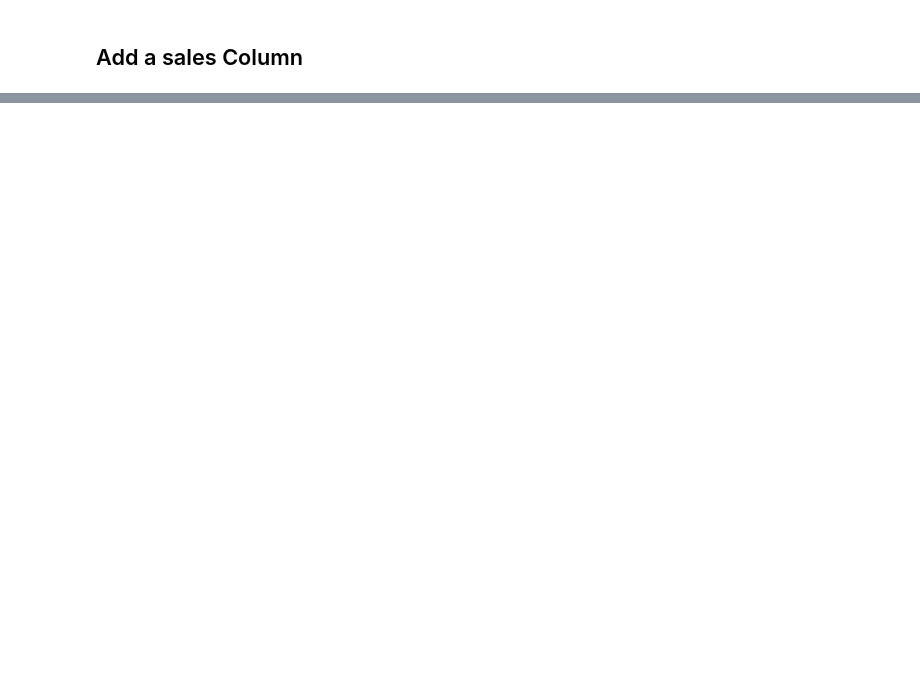
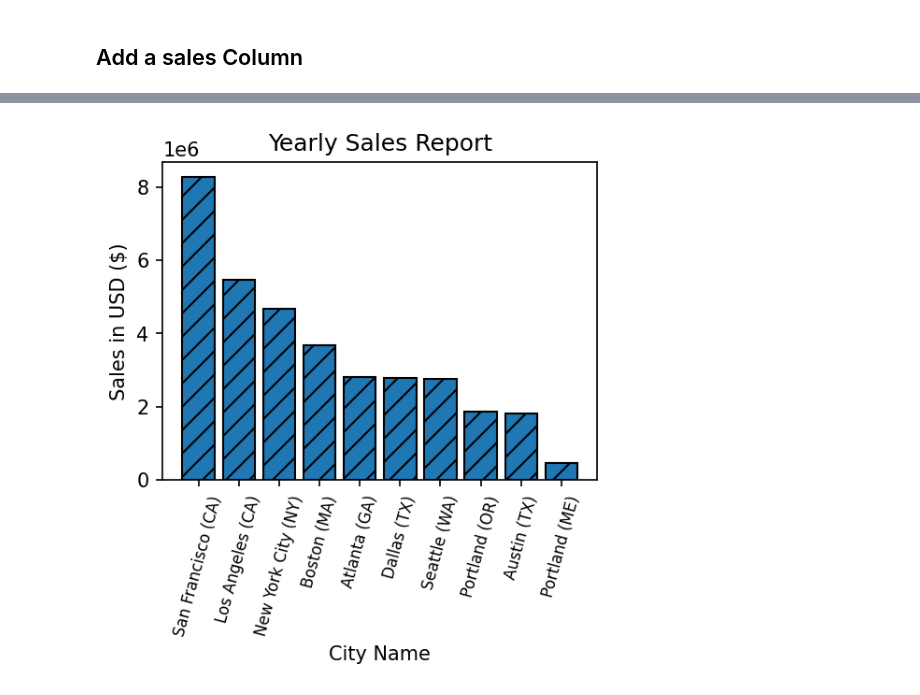
Before and after one commit to rishitc/Pandas-Mini-Projects, a Jupyter notebook: Real World Data Analysis.ipynb, the cells around one changed output, grey strips where cells are left out. Cells and saved outputs as stored; diff of their text form; code cells hidden in the pictures; blank space fills up the shorter version.

```diff
--- a/Real World Data Analysis.ipynb
+++ b/Real World Data Analysis.ipynb
@@ -339,0 +480,11 @@ KeyError: ''
+# %%
+all_months_data["State (Method - 1)"] = "(" + \
+                                        all_months_data["Purchase Address"].str \
+                                                                           .split(", ") \
+                                                                           .str[2] \
+                                                                           .str \
+                                                                           .split() \
+                                                                           .str[0] \
+                                        + ")"
+
+all_months_data.head()
@@ -339,0 +498,4 @@ KeyError: ''
+# %%
+all_months_data["State (Method - 2)"] = all_months_data["Purchase Address"].apply(get_state)
+
+all_months_data.head()
@@ -339,0 +509,10 @@ KeyError: ''
+# %%
+answer = all_months_data[["Sales", "City (Method - 1)", "State (Method - 1)"]].groupby([
+                                                                                "State (Method - 1)",
+                                                                                "City (Method - 1)"
+                                                                              ]) \
+                                                                              .sum() \
+                                                                              .sort_values("Sales", ascending=False) \
+                                                                              .reset_index()
+
+answer
@@ -339,0 +531,20 @@ KeyError: ''
+# %%
+plt.figure(figsize=(4, 3), dpi=150)
+
+X_AXIS_VALUES = (answer["City (Method - 1)"] + ' ' + answer["State (Method - 1)"]).unique()
+
+bar_plot = plt.bar(X_AXIS_VALUES, answer["Sales"], edgecolor="black", linewidth=1)
+
+for bar in bar_plot:
+    bar.set_hatch("//")
+
+plt.xticks(X_AXIS_VALUES, rotation="75", size=8)
+
+plt.ylabel("Sales in USD ($)")
+plt.xlabel("City Name")
+
+plt.title("Yearly Sales Report")
+
+plt.show()
+# %% [output]
+[figure, added]
```
Also changed, not shown: parts of 42 cells of this notebook.
